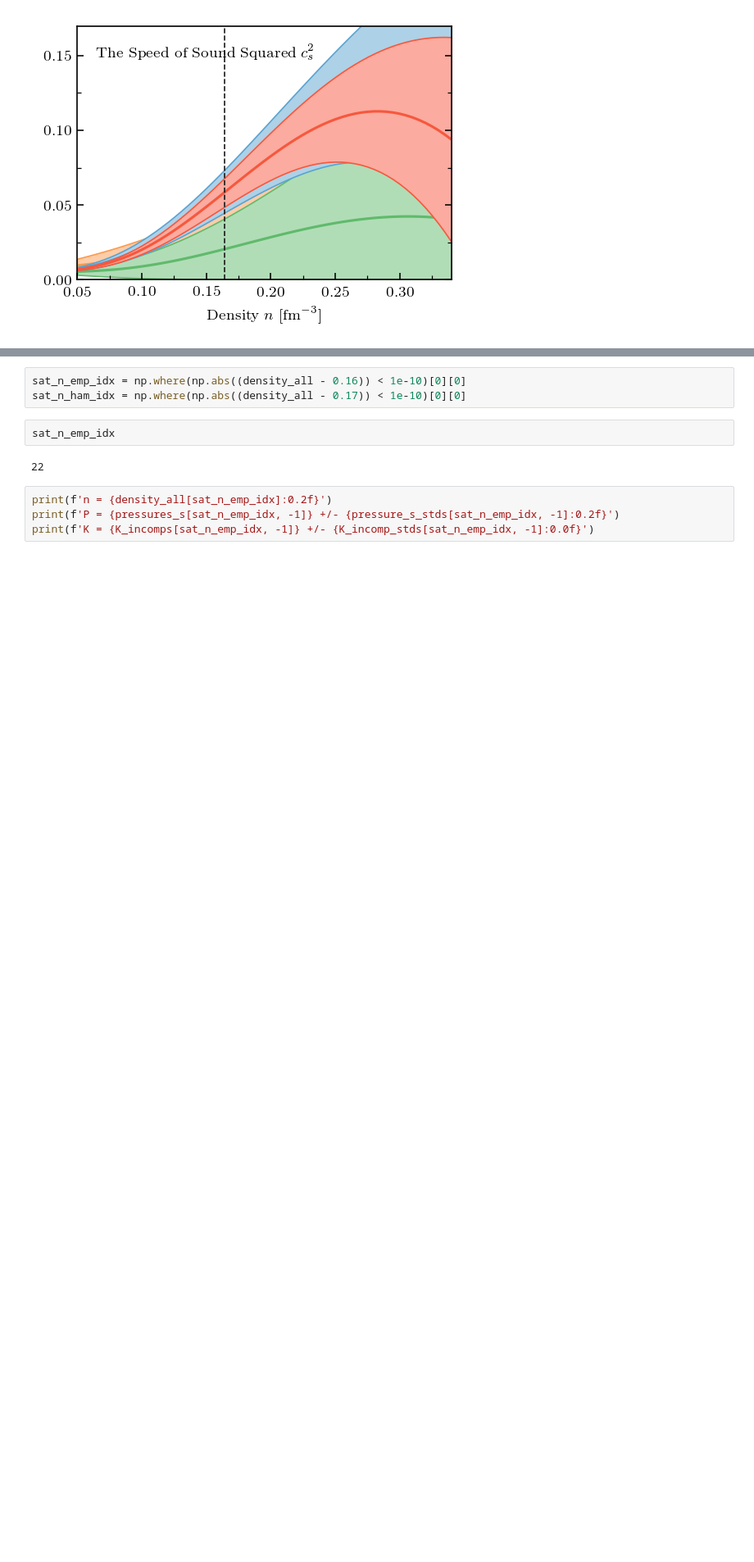
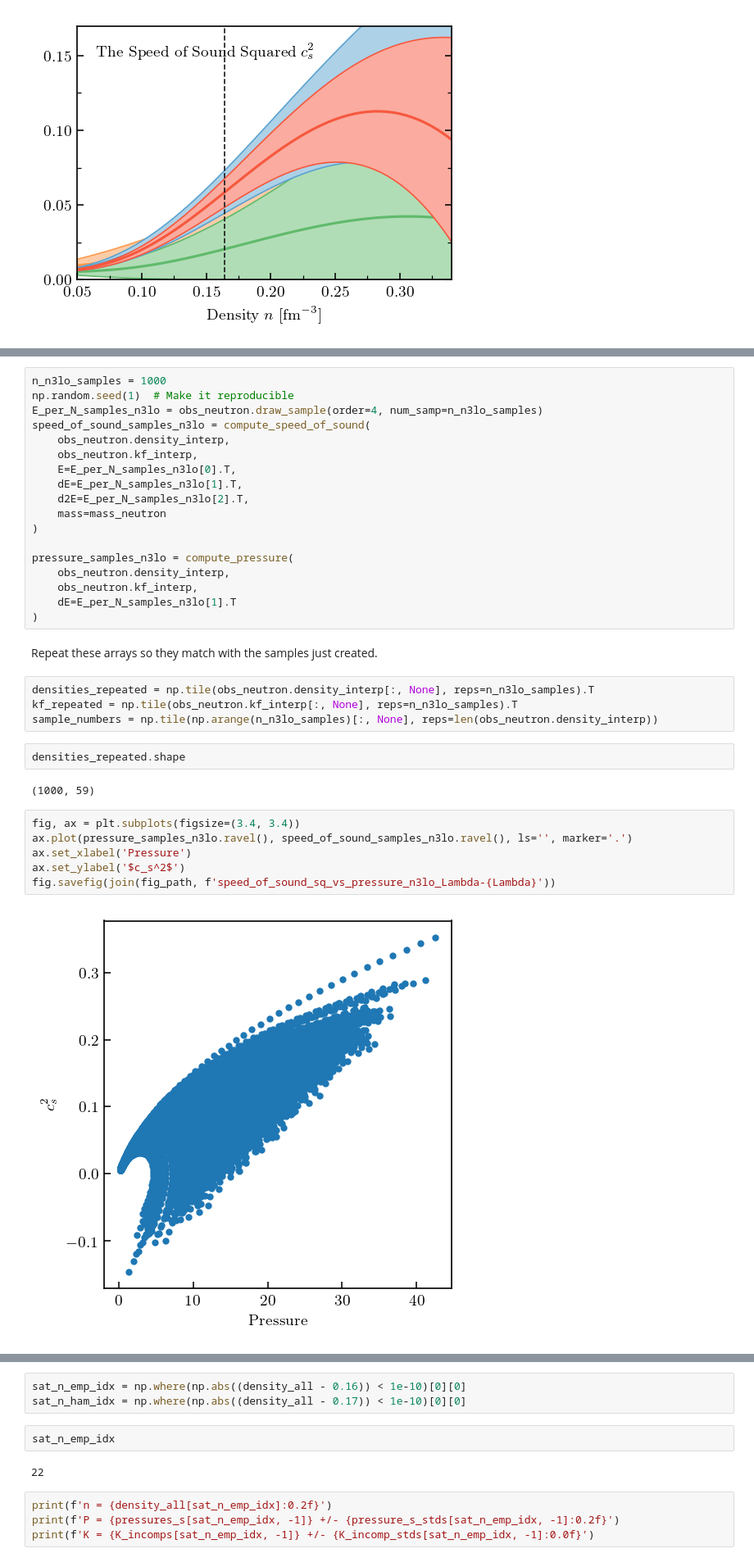
Before and after one commit to buqeye/nuclear-matter-convergence, a Jupyter notebook: analysis/derivatives-bands.ipynb, the cells around one changed output, grey strips where cells are left out. Shown at 82% size. Cells and saved outputs as stored; diff of their text form; blank space fills up the shorter version.

Commit message:
Added P-cs2 samples

```diff
--- a/analysis/derivatives-bands.ipynb
+++ b/analysis/derivatives-bands.ipynb
@@ -1555,0 +1558,36 @@ fig.savefig(join(fig_path, f'speed_of_sound_Lambda-{Lambda}'))
+# %%
+n_n3lo_samples = 1000
+np.random.seed(1)  # Make it reproducible
+E_per_N_samples_n3lo = obs_neutron.draw_sample(order=4, num_samp=n_n3lo_samples)
+speed_of_sound_samples_n3lo = compute_speed_of_sound(
+    obs_neutron.density_interp,
+    obs_neutron.kf_interp,
+    E=E_per_N_samples_n3lo[0].T,
+    dE=E_per_N_samples_n3lo[1].T,
+    d2E=E_per_N_samples_n3lo[2].T,
+    mass=mass_neutron
+)
+
+pressure_samples_n3lo = compute_pressure(
+    obs_neutron.density_interp,
+    obs_neutron.kf_interp,
+    dE=E_per_N_samples_n3lo[1].T
+)
+# %% [markdown]
+Repeat these arrays so they match with the samples just created.
+# %%
+densities_repeated = np.tile(obs_neutron.density_interp[:, None], reps=n_n3lo_samples).T
+kf_repeated = np.tile(obs_neutron.kf_interp[:, None], reps=n_n3lo_samples).T
+sample_numbers = np.tile(np.arange(n_n3lo_samples)[:, None], reps=len(obs_neutron.density_interp))
+# %%
+densities_repeated.shape
+# %% [output]
+(1000, 59)
+# %%
+fig, ax = plt.subplots(figsize=(3.4, 3.4))
+ax.plot(pressure_samples_n3lo.ravel(), speed_of_sound_samples_n3lo.ravel(), ls='', marker='.')
+ax.set_xlabel('Pressure')
+ax.set_ylabel('$c_s^2$')
+fig.savefig(join(fig_path, f'speed_of_sound_sq_vs_pressure_n3lo_Lambda-{Lambda}'))
+# %% [output]
+[figure, added]
```
Also changed, not shown: parts of 30 cells of this notebook, 1 other file.
